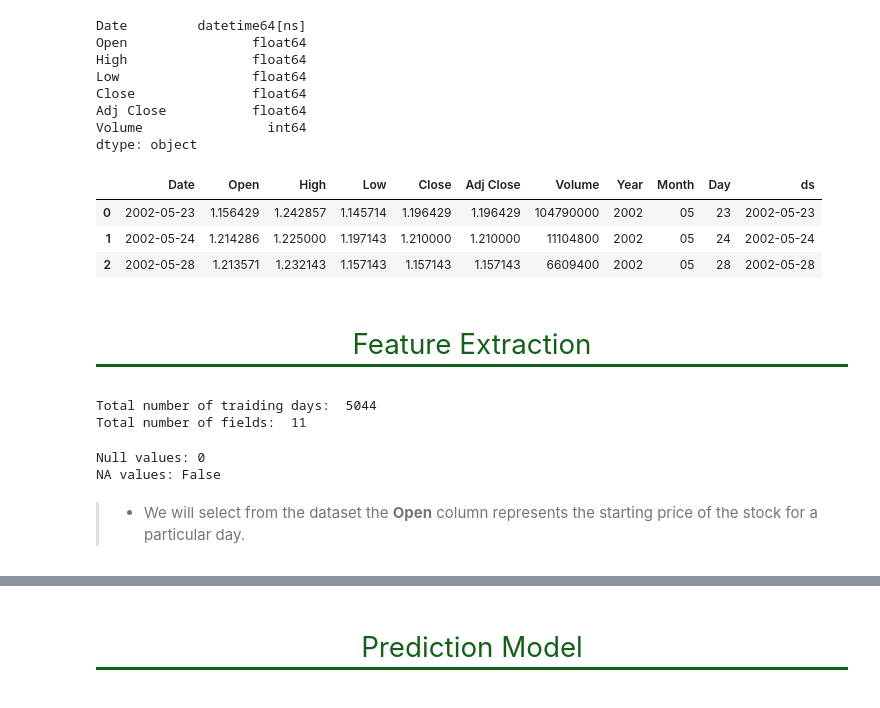
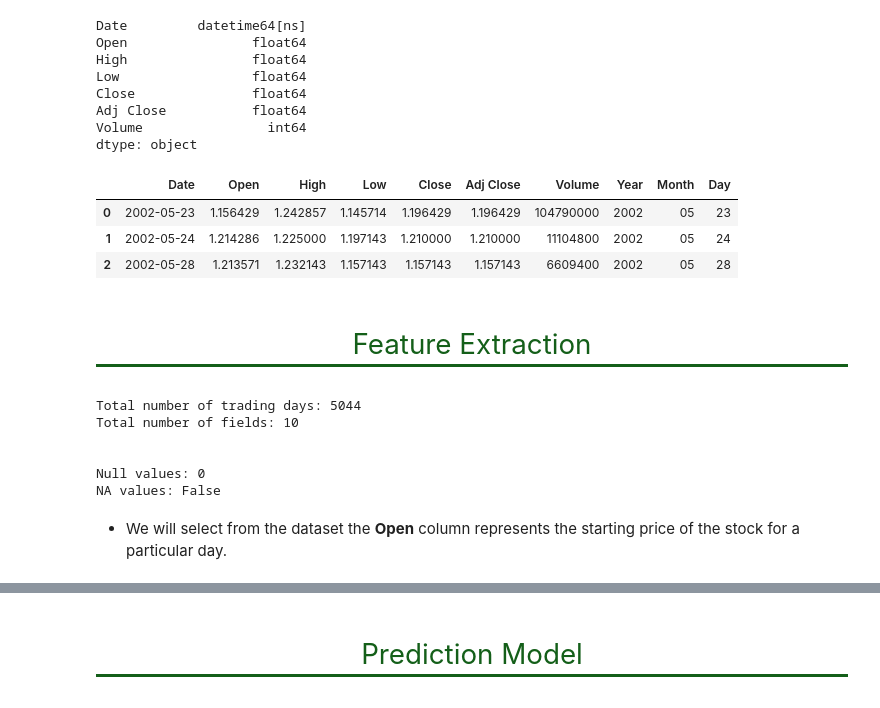
Before and after one commit to vainero/Stock-Price-Prediction---LSTM, a Jupyter notebook: stock-price-prediction-lstm.ipynb, the cells around one changed output, grey strips where cells are left out. Drawn from its saved outputs; the diff is of its cells as text; code cells hidden in the pictures.

Commit message:
Kaggle Notebook | 💲 📊 Stock Price Prediction - LSTM | Version 8

```diff
--- a/stock-price-prediction-lstm.ipynb
+++ b/stock-price-prediction-lstm.ipynb
@@ -73,36 +94,37 @@ Adj Close           float64
 Volume                int64
 dtype: object
 # %%
-# The data type of the "Date" column is int64, we need to convert it into date-time.
+# Add the "Year", 'Month' and "Day" columns
 data["Year"] = data["Date"].apply(lambda x : str(x)[:4])
 data["Month"] = data["Date"].apply(lambda x : str(x)[5:7])
 data["Day"] = data["Date"].apply(lambda x : str(x)[8:10])
 
-data['ds'] = pd.DatetimeIndex(data["Year"] +"-"+ data["Month"] +"-"+ data["Day"])
 data.head(3)
 # %% [output]
-|  | Date | Open | High | Low | Close | Adj Close | Volume | Year | Month | Day | ds |
-| 0 | 2002-05-23 | 1.156429 | 1.242857 | 1.145714 | 1.196429 | 1.196429 | 104790000 | 2002 | 05 | 23 | 2002-05-23 |
-| 1 | 2002-05-24 | 1.214286 | 1.225000 | 1.197143 | 1.210000 | 1.210000 | 11104800 | 2002 | 05 | 24 | 2002-05-24 |
-| 2 | 2002-05-28 | 1.213571 | 1.232143 | 1.157143 | 1.157143 | 1.157143 | 6609400 | 2002 | 05 | 28 | 2002-05-28 |
+|  | Date | Open | High | Low | Close | Adj Close | Volume | Year | Month | Day |
+| 0 | 2002-05-23 | 1.156429 | 1.242857 | 1.145714 | 1.196429 | 1.196429 | 104790000 | 2002 | 05 | 23 |
+| 1 | 2002-05-24 | 1.214286 | 1.225000 | 1.197143 | 1.210000 | 1.210000 | 11104800 | 2002 | 05 | 24 |
+| 2 | 2002-05-28 | 1.213571 | 1.232143 | 1.157143 | 1.157143 | 1.157143 | 6609400 | 2002 | 05 | 28 |
 # %% [markdown]
 # <p style="font-family:JetBrains Mono; font-weight:normal; letter-spacing: 2px; color:#145f19; font-size:100%; text-align:center;padding: 0px; border-bottom: 3px solid #145f19">Feature Extraction</p>
 # %%
-# Show the number of trading days
-print("Total number of traiding days: ",data.shape[0])
-print("Total number of fields: ",data.shape[1])
+# Print the number of trading days
+print(f'{rb}Total number of trading days: {end}{gbu}{data.shape[0]}{end}')
+print(f'{rb}Total number of fields: {end}{gbu}{data.shape[1]}{end}')
+print('\n')
+
+# Check the Null and NA values
+print(f'{rb}Null values: {end}{gbu}{data.isnull().values.sum()}{end}')
+print(f'{rb}NA values: {end}{gbu}{data.isna().values.any()}{end}')
 # %% [output]
-Total number of traiding days:  5044
-Total number of fields:  11
+Total number of trading days: 5044
+Total number of fields: 10
+
+
+Null values: 0
+NA values: False
-# %%
-# Check the Null and NA values
-print("Null values:", data.isnull().values.sum())
-print("NA values:", data.isna().values.any())
-# %% [output]
-Null values: 0
-NA values: False
 # %% [markdown]
-> * We will select from the dataset the **Open** column represents the starting price of the stock for a particular day.
+* We will select from the dataset the **Open** column represents the starting price of the stock for a particular day.
 # %%
 # Create a new dataframe with only the Open column and convert it into a NumPy array
 data = data['Open'].values
```
Also changed, not shown: parts of 13 cells of this notebook.
